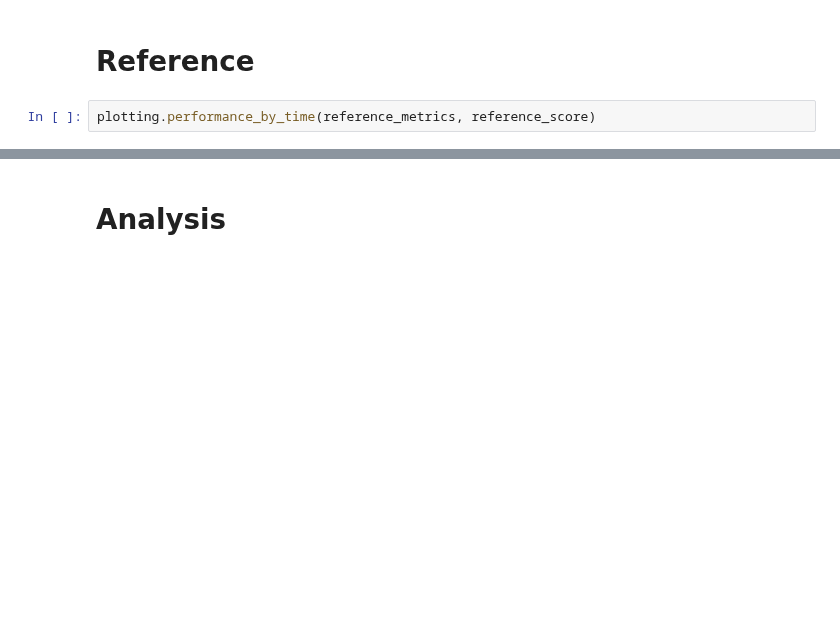
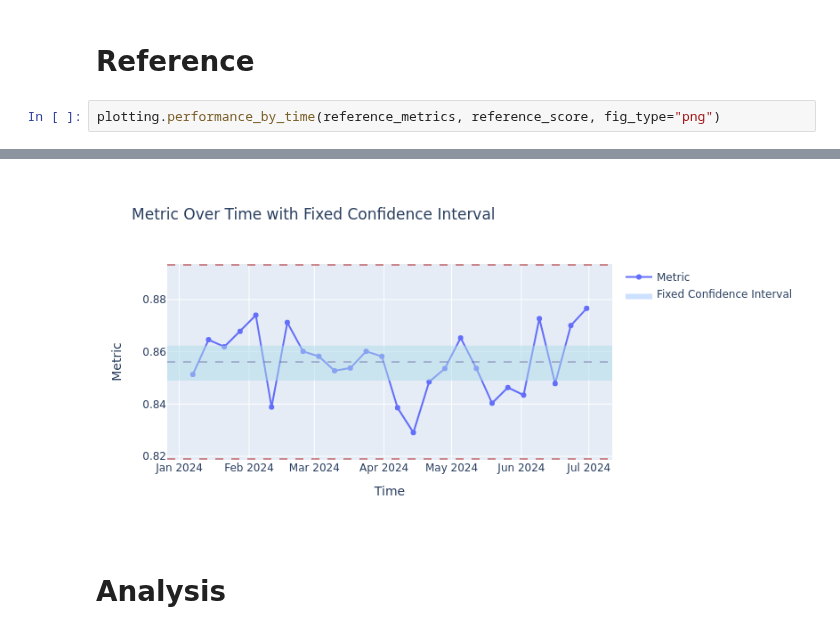
Before and after one commit to HeyLucasLeao/tinyshift, a Jupyter notebook: eda.ipynb, the cells around one changed output, grey strips where cells are left out. Cells and saved outputs as stored; diff of their text form; blank space fills up the shorter version.

Commit message:
♻️ adjjust plots

```diff
--- a/eda.ipynb
+++ b/eda.ipynb
@@ -72,5 +72,5 @@ reference_score = scoring.metric_by_time_period(df_reference, 'W', 'target', 'pr
 # %% [markdown]
 # Reference
 # %%
-plotting.performance_by_time(reference_metrics, reference_score)
+plotting.performance_by_time(reference_metrics, reference_score, fig_type="png")
 # %% [output]
@@ -79,3 +77,4 @@ plotting.performance_by_time(reference_metrics, reference_score)
+[figure, added]
 # %% [markdown]
 # Analysis
 # %%
```
Also changed, not shown: parts of 2 cells of this notebook, 1 other file.
